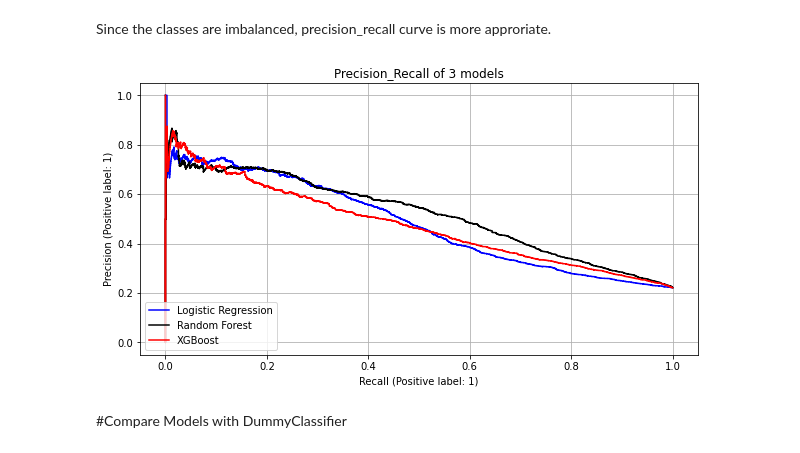
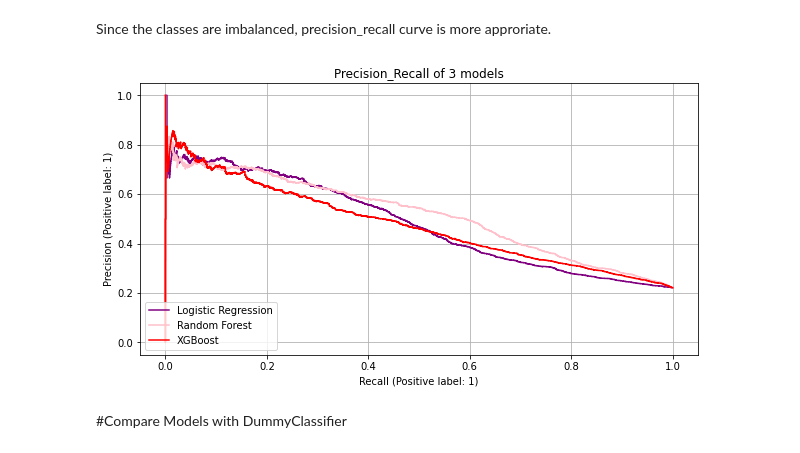
Before and after one commit to rohitrv8922/credit_card_fraud, a Jupyter notebook: RoCredit_Card_Default_Prediction_Capstone_Project.ipynb, the cells around one changed output. Saved outputs shown, nothing was run; the diff lists cells and outputs as text; code cells hidden in the pictures.

```diff
--- a/RoCredit_Card_Default_Prediction_Capstone_Project.ipynb
+++ b/RoCredit_Card_Default_Prediction_Capstone_Project.ipynb
@@ -1399,16 +1399,16 @@ Since the classes are imbalanced, precision_recall curve is more approriate.
 # %%
 # Compare 3 models' Precision_recall curves
 
 fig,ax=plt.subplots(figsize=(10,5))
 
-plot_precision_recall_curve(lr_best, X_test_std, y_test, ax=ax,color="blue",label='Logistic Regression')
-plot_precision_recall_curve(rf_best, X_test, y_test, ax=ax,color="black",label='Random Forest')
+plot_precision_recall_curve(lr_best, X_test_std, y_test, ax=ax,color="purple",label='Logistic Regression')
+plot_precision_recall_curve(rf_best, X_test, y_test, ax=ax,color="pink",label='Random Forest')
 plot_precision_recall_curve(xgb_random, X_test, y_test, ax=ax,color="red",label='XGBoost')
 
 plt.title('Precision_Recall of 3 models')
 plt.grid()
 # %% [output]
-[figure, old version]
+[figure, new version]
 # %% [markdown]
 #Compare Models with DummyClassifier
 # %%
```
Also changed, not shown: parts of 9 cells of this notebook.
